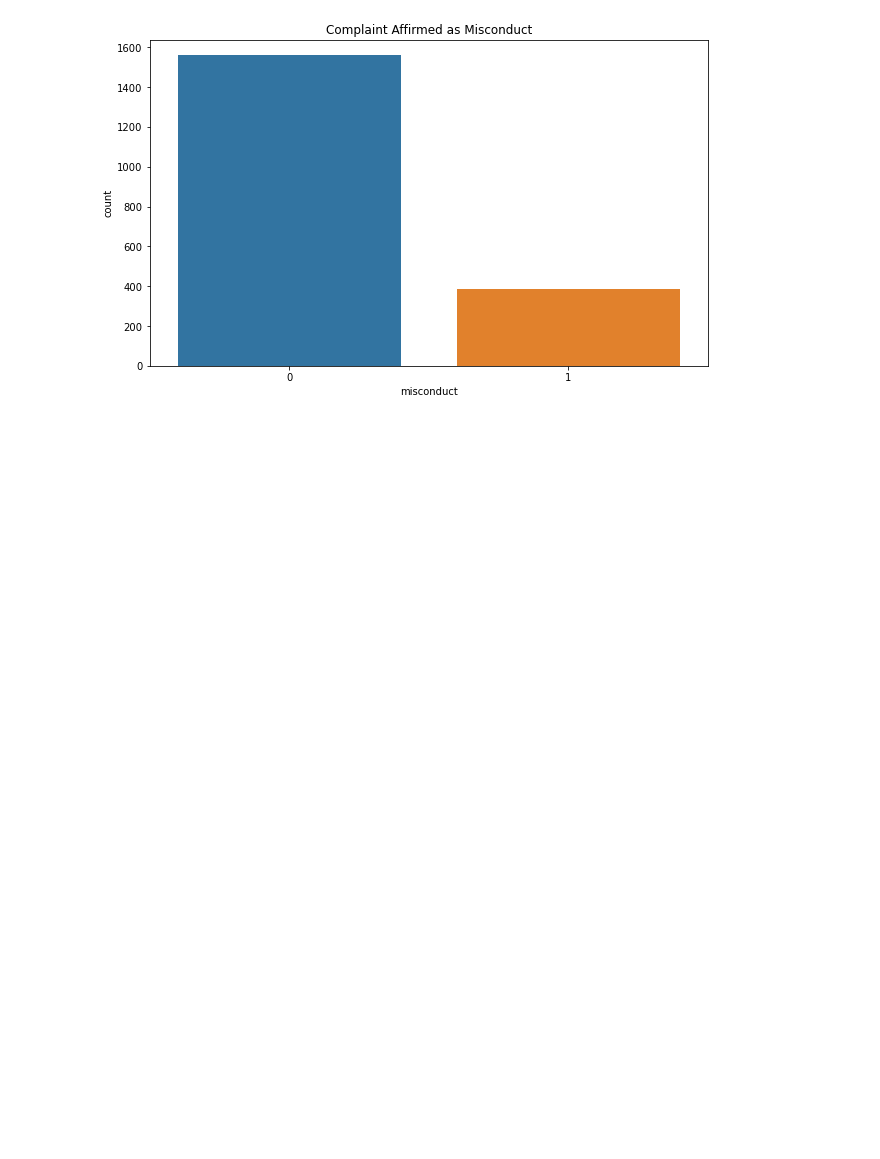
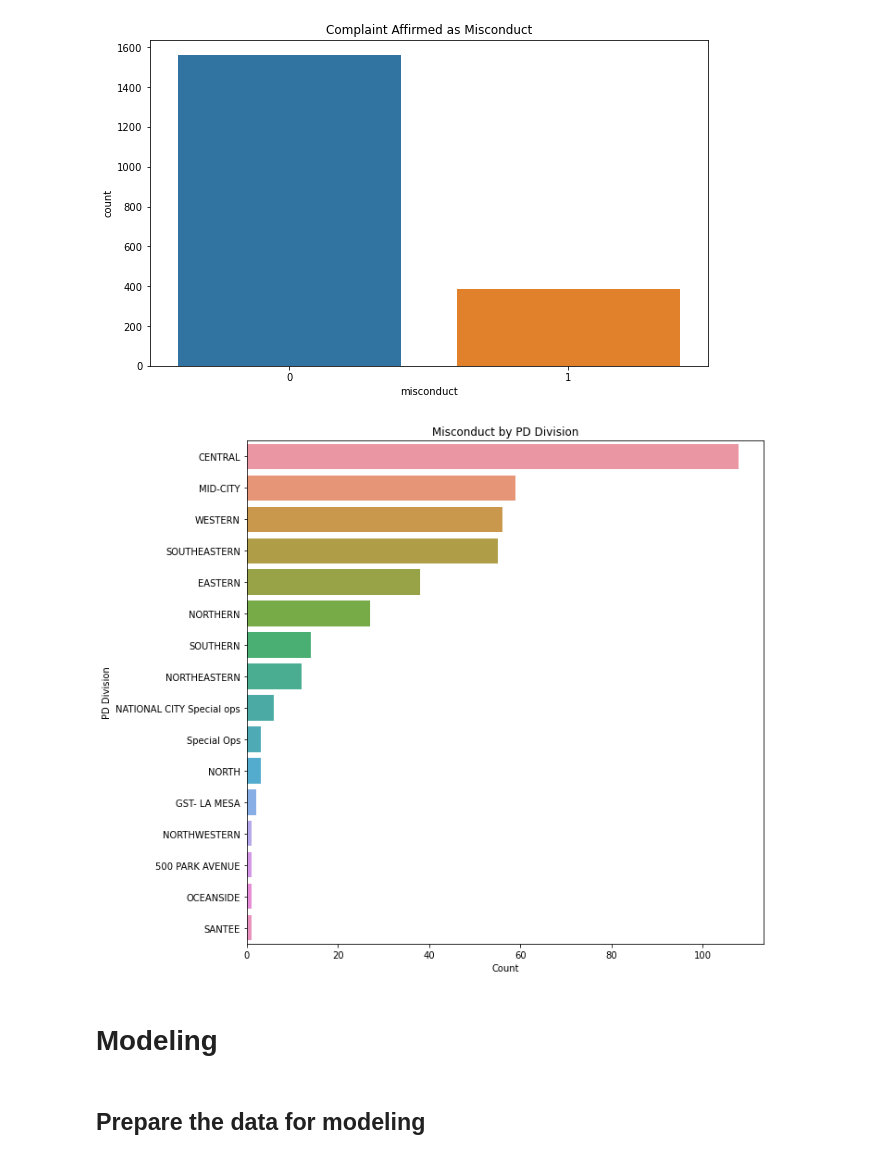
Before and after one commit to ApkimCA/ADS599_Team1, a Jupyter notebook: crb_code(draft).ipynb, the cells around one changed output. Drawn from its saved outputs; the diff is of its cells as text; code cells hidden in the pictures; blank space fills up the shorter version.

```diff
--- a/crb_code(draft).ipynb
+++ b/crb_code(draft).ipynb
@@ -754,3 +851,20 @@ plt.ylabel('count')
 plt.show()
 # %% [output]
 [figure]
+# %%
+tot = pd.DataFrame(misconduct['pd_division'].value_counts().reset_index())
+tot.columns = ['pd_division', 'count']
+
+# Create the bar plot
+plt.figure(figsize=(10, 10))
+sns.barplot(data=tot, x='count', y='pd_division')
+plt.title('Misconduct by PD Division')
+plt.xlabel('Count')
+plt.ylabel('PD Division')
+plt.show()
+# %% [output]
+[figure, added]
+# %% [markdown]
+# Modeling
+# %% [markdown]
+## Prepare the data for modeling
```
Also changed, not shown: parts of 21 cells of this notebook, 1 other file.
